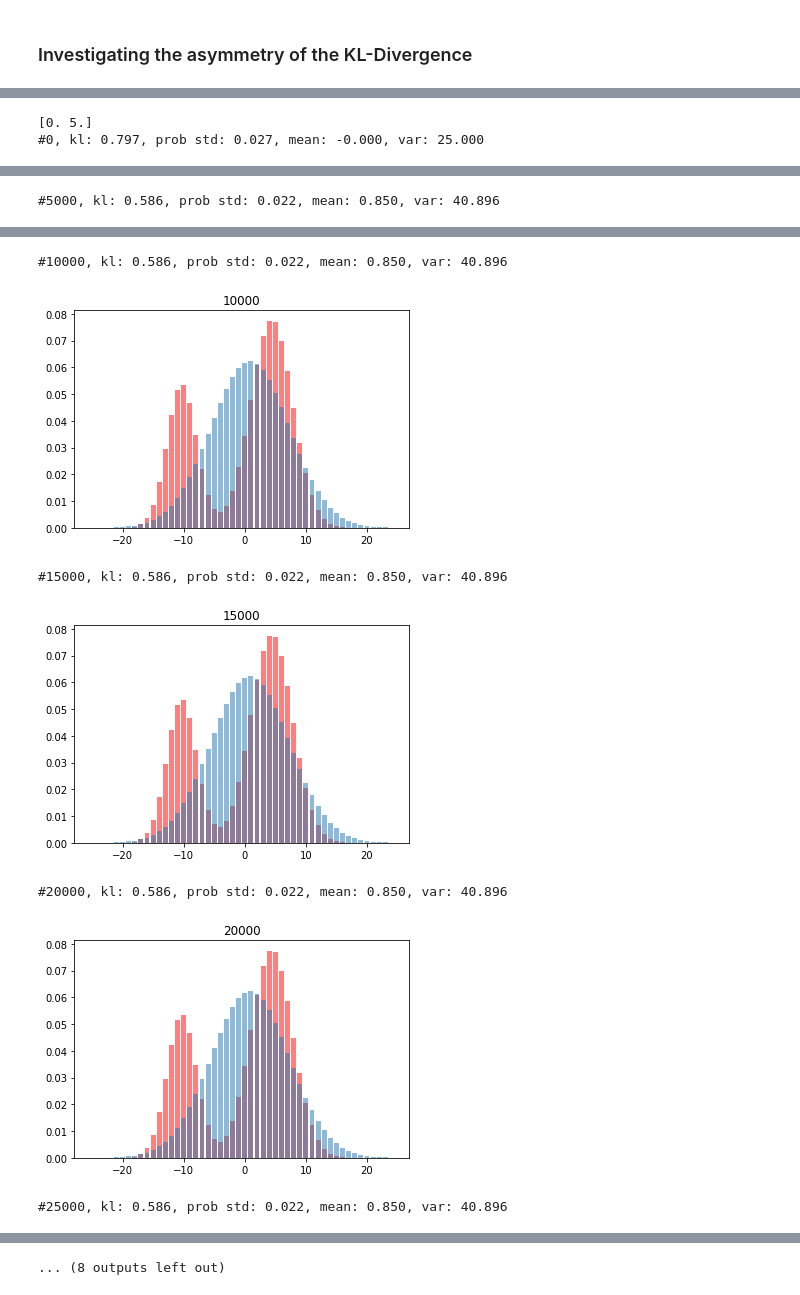
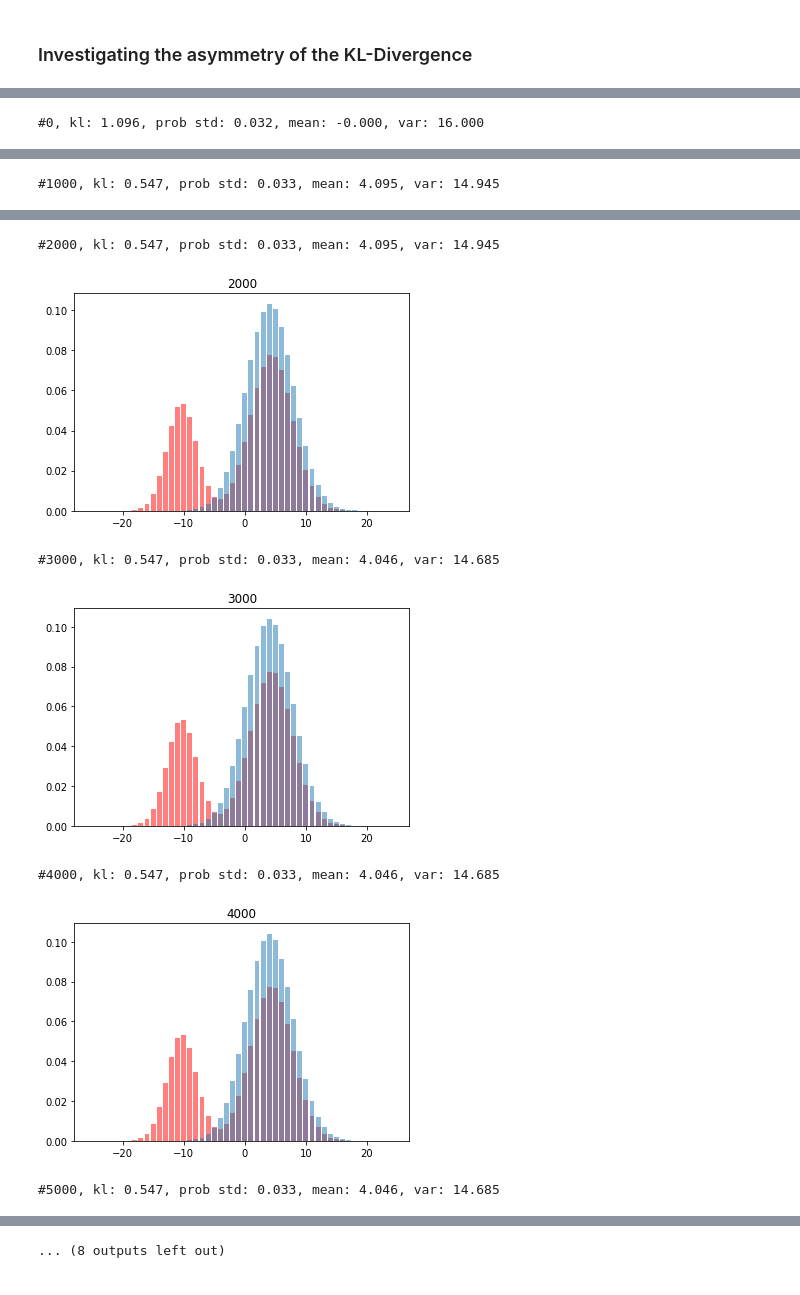
Before and after one commit to ixFelix/ML-Assignments, a Jupyter notebook: Entropy.ipynb, the cells around one changed output, grey strips where cells are left out. Drawn from its saved outputs; the diff is of its cells as text; code cells hidden in the pictures.

```diff
--- a/Entropy.ipynb
+++ b/Entropy.ipynb
@@ -104,8 +104,9 @@ probs = np.array([8.18384229e-10, 8.71684737e-09, 7.85976146e-08, 5.99938901e-07
 # %%
 class KLMinimizer:
 
-    def __init__(self, x, given_probs, probs_std=0.2, forward_kl=True, exploration_std=0.001, iterations=100000):
-        self.model_params = np.array([0., 5.])
+    def __init__(self, x, given_probs, probs_std=0.2, forward_kl=True, exploration_std=1, iterations=100000):
+        self.mean = 0
+        self.std = 4
         self.x = x
         self.given_probs = given_probs
         self.exploration_std = exploration_std
@@ -120,10 +121,12 @@ class KLMinimizer:
 
     def fit(self):
         for i in range(self.iterations):
-            noise = np.random.normal(0, self.exploration_std, len(self.model_params))
-            candidate_params = self.model_params + noise
+            noise = np.random.normal(0, self.exploration_std, size=1)
+            mean = self.mean + noise
+            noise = np.random.normal(0, self.exploration_std, size=1)
+            std = self.std + noise
 
-            probs_candidate = self.discrete_normal_probs(self.x, *candidate_params)
+            probs_candidate = self.discrete_normal_probs(self.x, mean, std)
 
             if self.forward_kl:
                 kl_model = self.kl_div(self.given_probs, self.model_probs())
@@ -132,7 +135,8 @@ class KLMinimizer:
                 kl_model = self.kl_div(self.model_probs(), self.given_probs)
                 kl_candidate = self.kl_div(probs_candidate, self.given_probs)
             if kl_candidate < kl_model:
-                self.model_params = candidate_params
+                self.mean = mean
+                self.std = std
 
             if i % int(self.iterations/10) == 0:
                 p = self.model_probs()
@@ -145,12 +149,13 @@ class KLMinimizer:
     def discrete_normal_probs(self, x, mu, sigma):
         dist = norm(mu, sigma)
         prob = dist.pdf(x)
-        return prob / np.sum(prob)
+        return prob
 
     def model_probs(self):
-        return self.discrete_normal_probs(self.x, *self.model_params)
+        return self.discrete_normal_probs(self.x, self.mean, self.std)
 
     def kl_div(self, p, q):
-        return -np.sum(p * np.log2(q / p))
+        m = p >= 1e-10
+        return p[m] @ np.log2(p[m] / q[m])
 # %%
 x = np.arange(-25, 25)
@@ -171,9 +176,7 @@ dkl_min_forward.fit()
 [figure]
 ... (8 outputs left out)
 # %%
-dkl_min_backward = KLMinimizer(x, probs, forward_kl=False, iterations=50000)
-print(dkl_min_backward.model_params)
+dkl_min_backward = KLMinimizer(x, probs, forward_kl=False, iterations=10000)
 dkl_min_backward.fit()
 # %% [output]
-[0. 5.]
-#0, kl: 0.797, prob std: 0.027, mean: -0.000, var: 25.000
+#0, kl: 1.096, prob std: 0.032, mean: -0.000, var: 16.000
@@ -181 +184 @@ dkl_min_backward.fit()
-#5000, kl: 0.586, prob std: 0.022, mean: 0.850, var: 40.896
+#1000, kl: 0.547, prob std: 0.033, mean: 4.095, var: 14.945
@@ -183,7 +186,7 @@ dkl_min_backward.fit()
-#10000, kl: 0.586, prob std: 0.022, mean: 0.850, var: 40.896
+#2000, kl: 0.547, prob std: 0.033, mean: 4.095, var: 14.945
-[figure, old version]
+[figure, new version]
-#15000, kl: 0.586, prob std: 0.022, mean: 0.850, var: 40.896
+#3000, kl: 0.547, prob std: 0.033, mean: 4.046, var: 14.685
-[figure, old version]
+[figure, new version]
-#20000, kl: 0.586, prob std: 0.022, mean: 0.850, var: 40.896
+#4000, kl: 0.547, prob std: 0.033, mean: 4.046, var: 14.685
-[figure, old version]
+[figure, new version]
-#25000, kl: 0.586, prob std: 0.022, mean: 0.850, var: 40.896
+#5000, kl: 0.547, prob std: 0.033, mean: 4.046, var: 14.685
```
Also changed, not shown: parts of 5 cells of this notebook.
